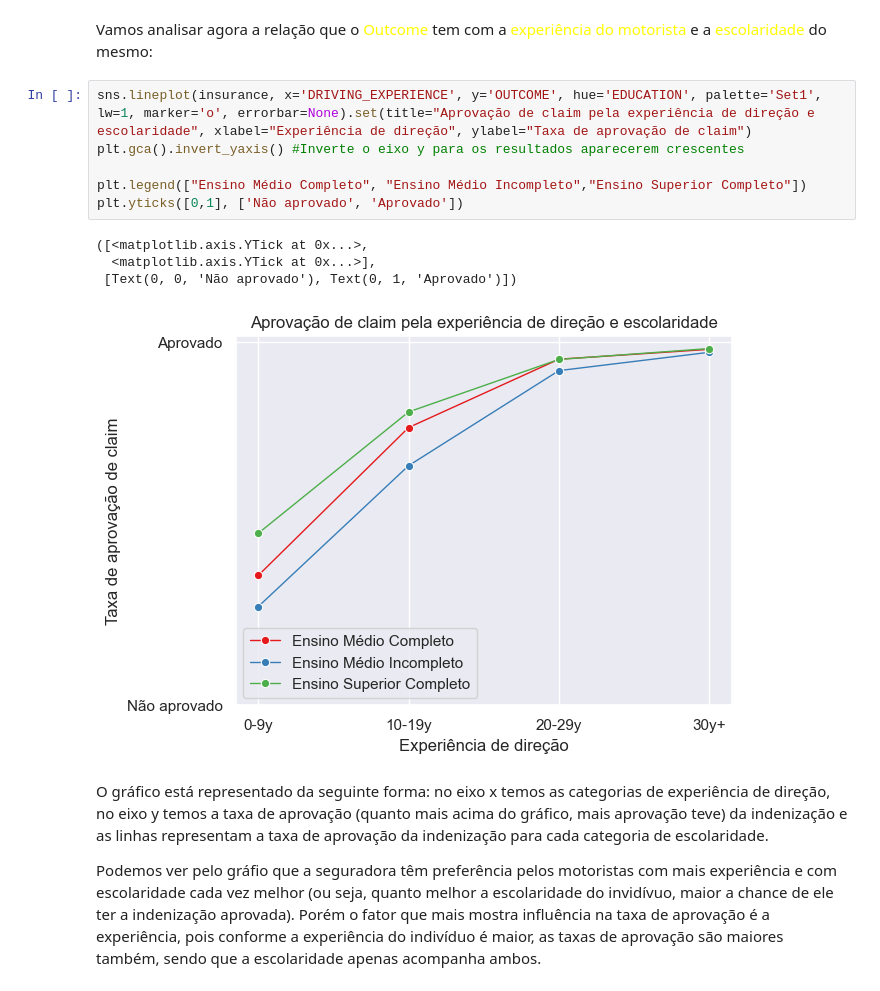
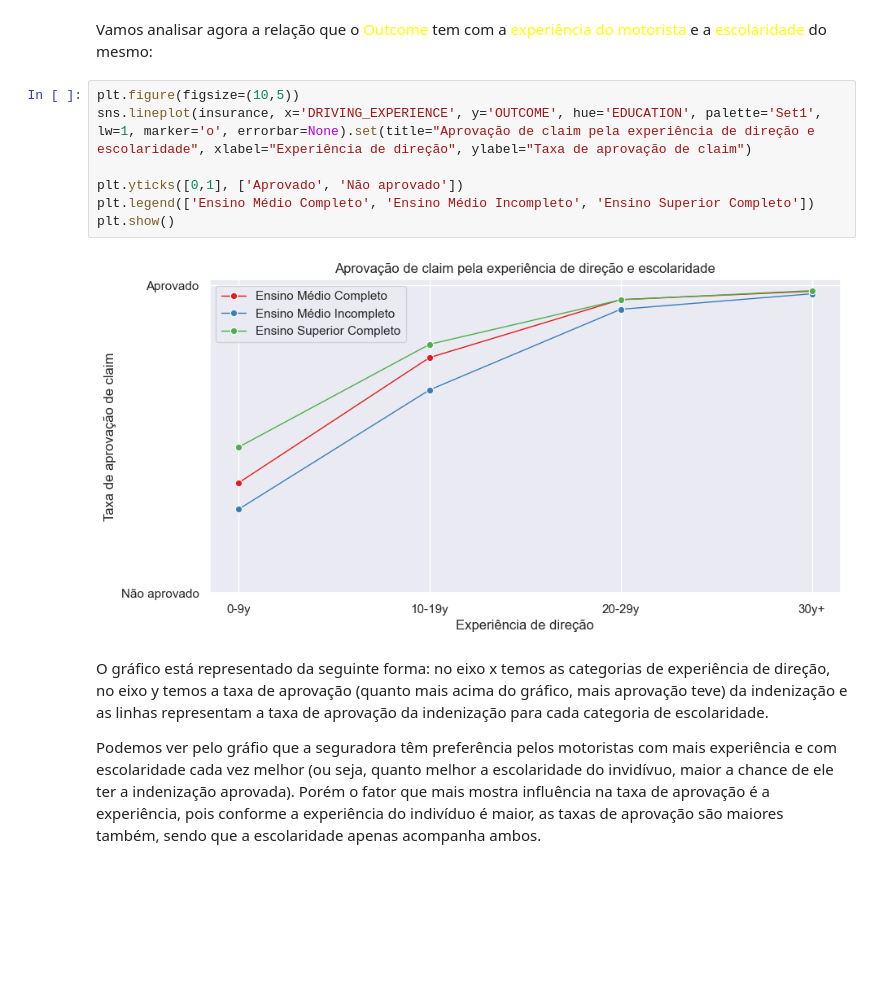
Before and after one commit to AlexsanderBenatti/Turing-case, a Jupyter notebook: Analise-I/analise_e_modelos.ipynb, the cells around one changed output. Cells and saved outputs as stored; diff of their text form; blank space fills up the shorter version.

```diff
--- a/Analise-I/analise_e_modelos.ipynb
+++ b/Analise-I/analise_e_modelos.ipynb
@@ -796,16 +763,14 @@ Já quanto aos indivíduos categorizados como classe baixa (ou pobreza, como no
 # %% [markdown]
 Vamos analisar agora a relação que o <font color='yellow'>Outcome</font> tem com a <font color='yellow'>experiência do motorista</font> e a <font color='yellow'>escolaridade</font> do mesmo:
 # %%
+plt.figure(figsize=(10,5))
 sns.lineplot(insurance, x='DRIVING_EXPERIENCE', y='OUTCOME', hue='EDUCATION', palette='Set1', lw=1, marker='o', errorbar=None).set(title="Aprovação de claim pela experiência de direção e escolaridade", xlabel="Experiência de direção", ylabel="Taxa de aprovação de claim")
-plt.gca().invert_yaxis() #Inverte o eixo y para os resultados aparecerem crescentes
 
-plt.legend(["Ensino Médio Completo", "Ensino Médio Incompleto","Ensino Superior Completo"])
-plt.yticks([0,1], ['Não aprovado', 'Aprovado'])
+plt.yticks([0,1], ['Aprovado', 'Não aprovado'])
+plt.legend(['Ensino Médio Completo', 'Ensino Médio Incompleto', 'Ensino Superior Completo'])
+plt.show()
 # %% [output]
-([<matplotlib.axis.YTick at 0x...>,
-  <matplotlib.axis.YTick at 0x...>],
- [Text(0, 0, 'Não aprovado'), Text(0, 1, 'Aprovado')])
-[figure, old version]
+[figure, new version]
 # %% [markdown]
 O gráfico está representado da seguinte forma: no eixo x temos as categorias de experiência de direção, no eixo y temos a taxa de aprovação (quanto mais acima do gráfico, mais aprovação teve) da indenização e as linhas representam a taxa de aprovação da indenização para cada categoria de escolaridade.
 
```
Also changed, not shown: parts of 35 cells of this notebook.
